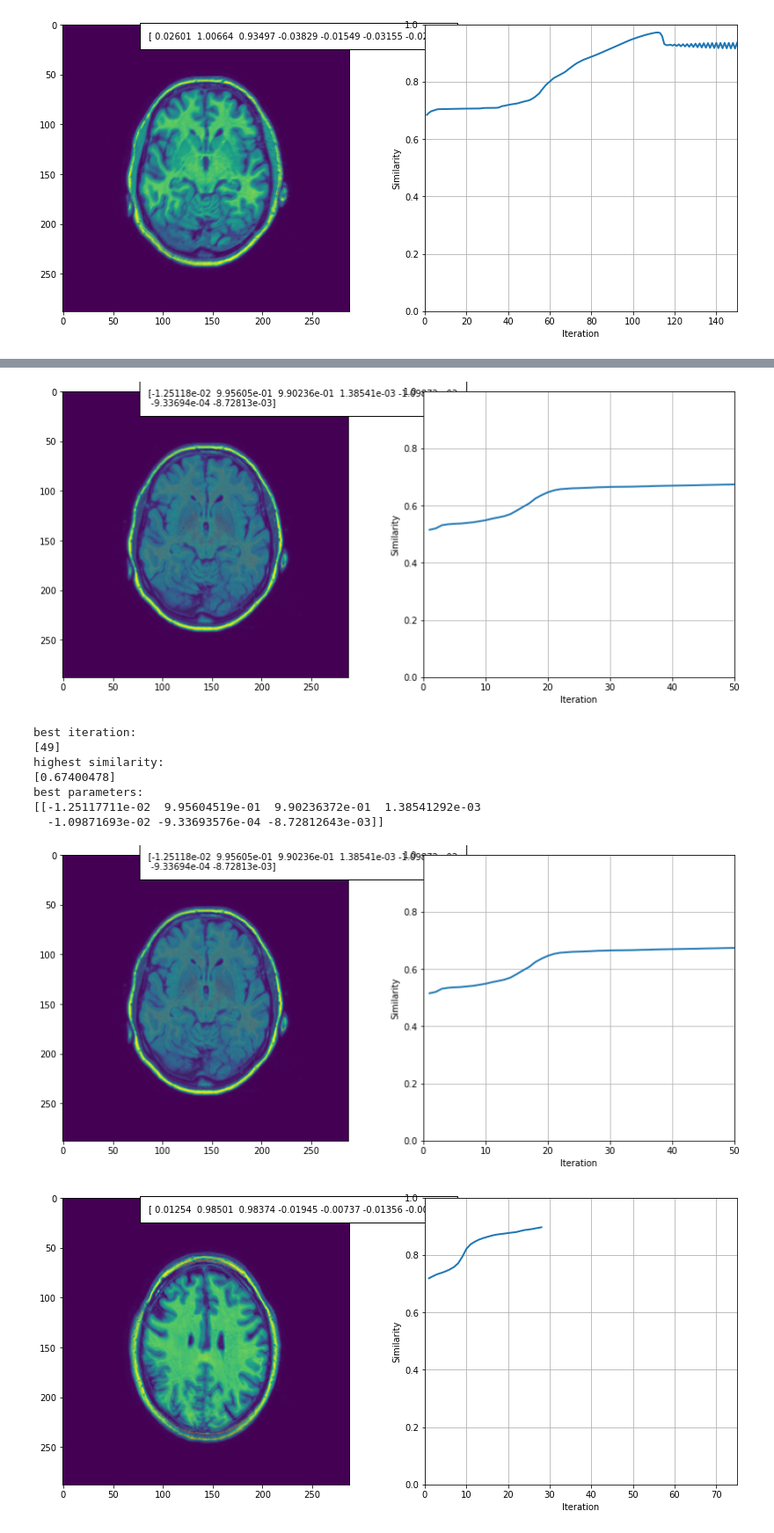
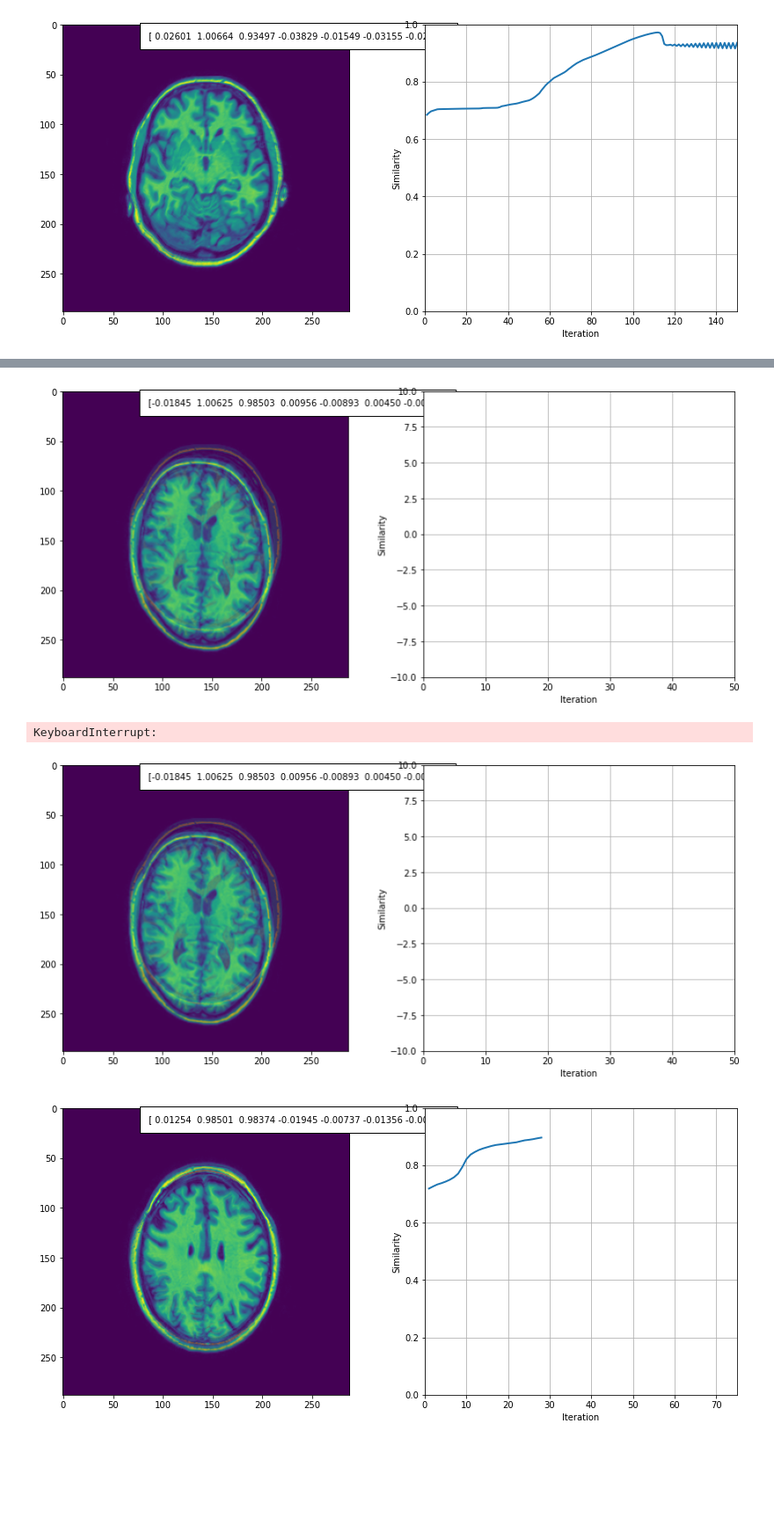
Before and after one commit to Robin888888888/8dc00-mia, a Jupyter notebook: reader/1.6_Registration_project.ipynb, the cells around one changed output, grey strips where cells are left out. Shown at 88% size. Saved outputs shown, nothing was run; the diff lists cells and outputs as text; code cells hidden in the pictures; blank space fills up the shorter version.

```diff
--- a/reader/1.6_Registration_project.ipynb
+++ b/reader/1.6_Registration_project.ipynb
@@ -198,15 +192,9 @@ best parameters:
 # %%
-intensity_based_registration('2_1_t1','2_1_t2','affine','mi',0.0001,50)
+intensity_based_registration('2_2_t1','2_2_t1_d','affine',' corr',0.001,50)
 # %% [output]
-[figure, old version]
+[figure, new version]
-best iteration:
-[49]
-highest similarity:
-[0.67400478]
-best parameters:
-[[-1.25117711e-02  9.95604519e-01  9.90236372e-01  1.38541292e-03
-  -1.09871693e-02 -9.33693576e-04 -8.72812643e-03]]
+KeyboardInterrupt:
-[figure, old version]
+[figure, new version]
 # %%
 intensity_based_registration('2_3_t1','2_3_t1_d','affine','corr',0.0005,75)
 # %% [output]
```
Also changed, not shown: parts of 1 cell of this notebook.
